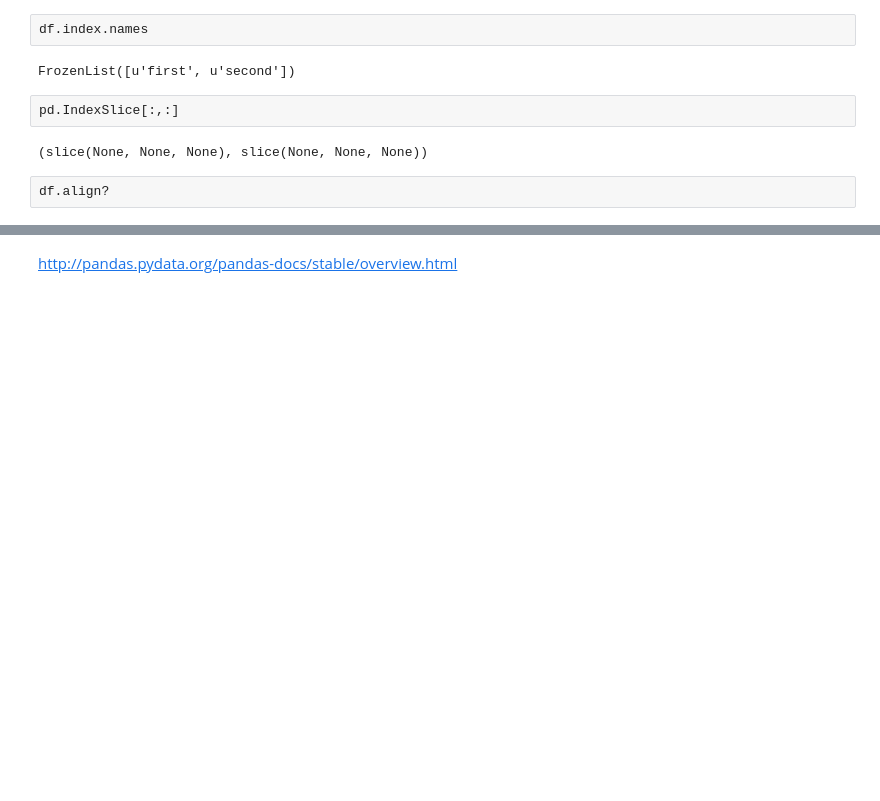
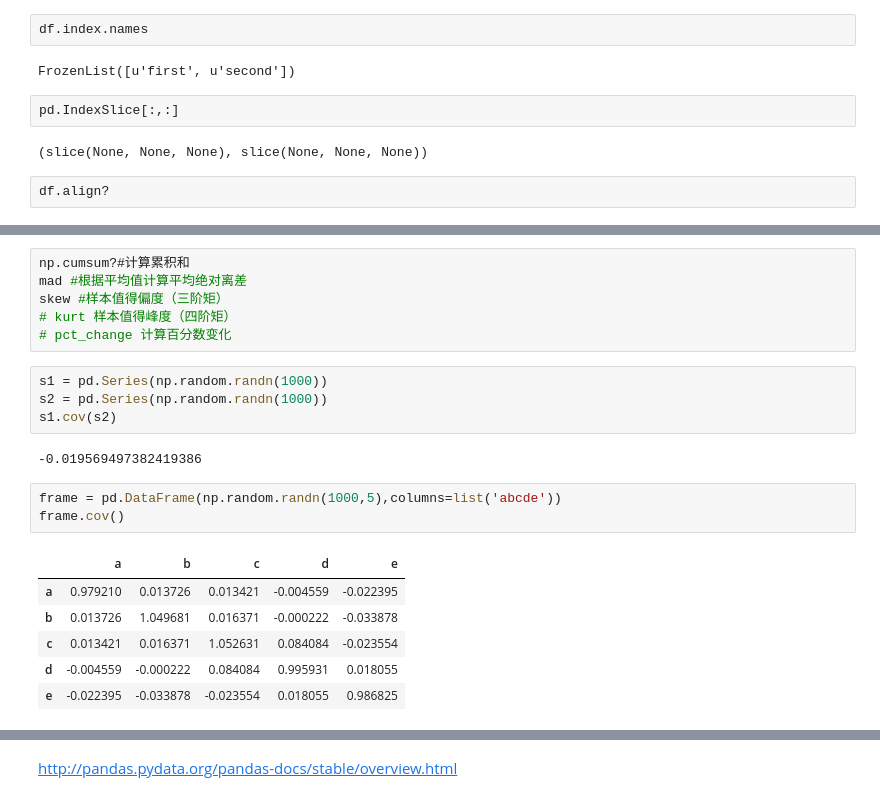
Before and after one commit to Wuyanan520/learn_pandas, a Jupyter notebook: learn_pandas.ipynb, the cells around one changed output, grey strips where cells are left out. Drawn from its saved outputs; the diff is of its cells as text; blank space fills up the shorter version.

```diff
--- a/learn_pandas.ipynb
+++ b/learn_pandas.ipynb
@@ -1708,0 +1767,22 @@ df.align?
+# %%
+np.cumsum?#计算累积和
+mad #根据平均值计算平均绝对离差
+skew #样本值得偏度（三阶矩）
+# kurt 样本值得峰度（四阶矩）
+# pct_change 计算百分数变化
+# %%
+s1 = pd.Series(np.random.randn(1000))
+s2 = pd.Series(np.random.randn(1000))
+s1.cov(s2)
+# %% [output]
+-0.019569497382419386
+# %%
+frame = pd.DataFrame(np.random.randn(1000,5),columns=list('abcde'))
+frame.cov()
+# %% [output]
+|  | a | b | c | d | e |
+| a | 0.979210 | 0.013726 | 0.013421 | -0.004559 | -0.022395 |
+| b | 0.013726 | 1.049681 | 0.016371 | -0.000222 | -0.033878 |
+| c | 0.013421 | 0.016371 | 1.052631 | 0.084084 | -0.023554 |
+| d | -0.004559 | -0.000222 | 0.084084 | 0.995931 | 0.018055 |
+| e | -0.022395 | -0.033878 | -0.023554 | 0.018055 | 0.986825 |
```
Also changed, not shown: parts of 9 cells of this notebook, 1 other file.
